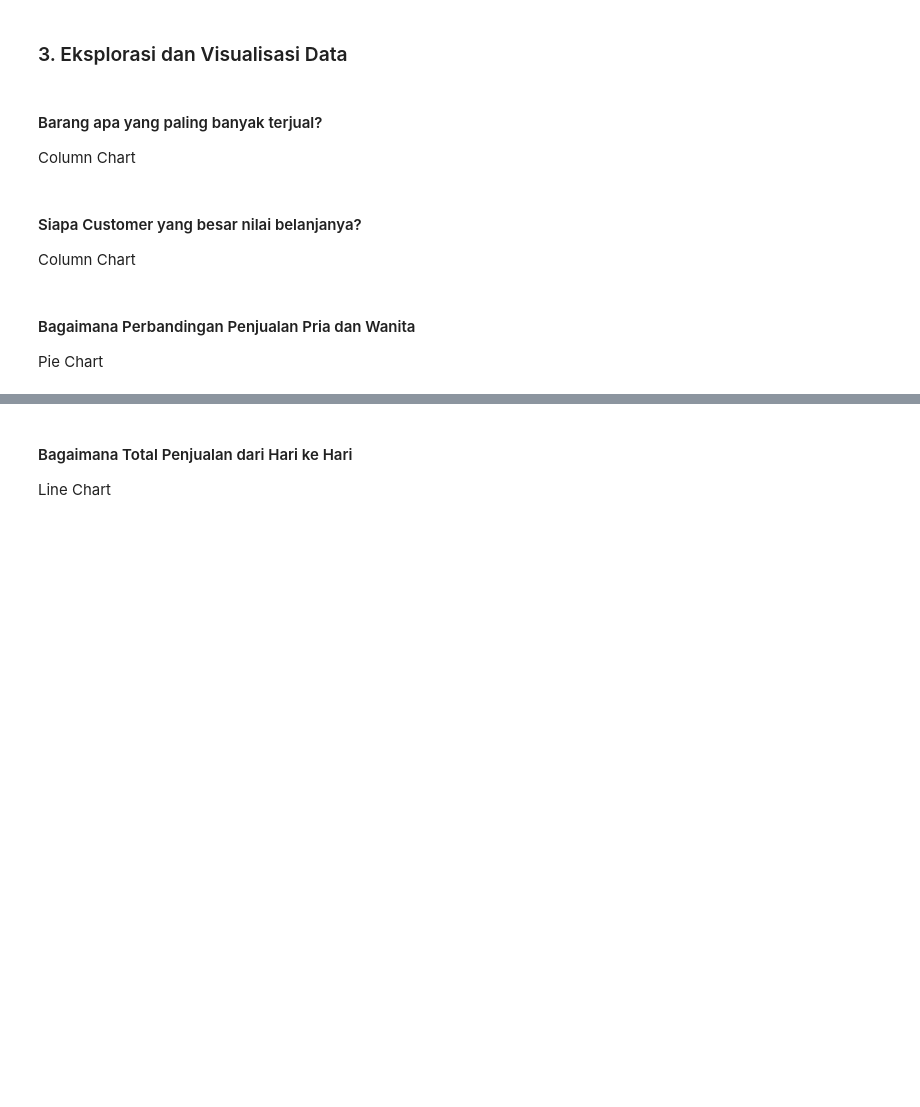
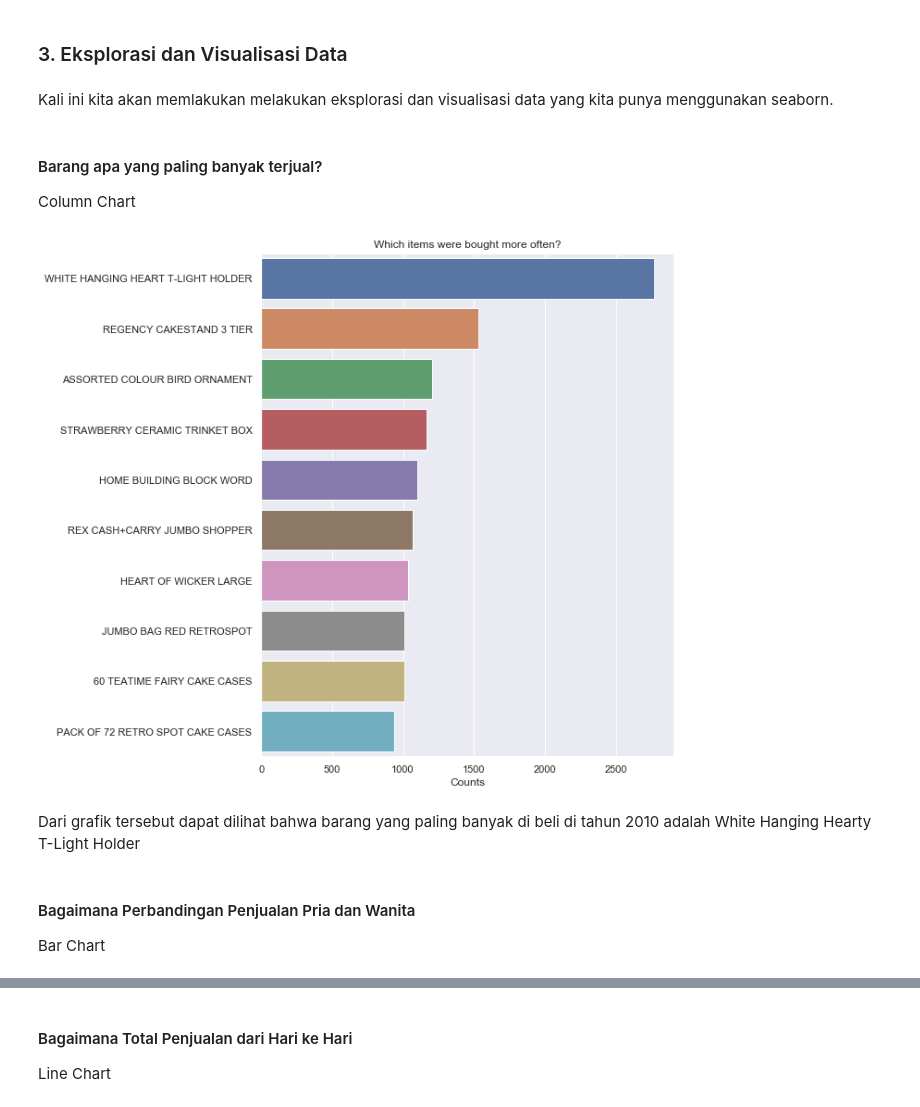
Before and after one commit to bimaputra1/ds-for-marketing-analytics, a Jupyter notebook: 1_Data_Exploration.ipynb, the cells around one changed output, grey strips where cells are left out. Saved outputs shown, nothing was run; the diff lists cells and outputs as text; code cells hidden in the pictures; blank space fills up the shorter version.

```diff
--- a/1_Data_Exploration.ipynb
+++ b/1_Data_Exploration.ipynb
@@ -19,6 +19,7 @@ import matplotlib.pyplot as plt
 
 %matplotlib inline
 pd.set_option('display.max_columns', None)
+sns.set(style="darkgrid")
 # %% [markdown]
 ### 1. Import Data
 # %% [markdown]
@@ -392,11 +403,28 @@ df_11_join.to_csv('output/transaksi_11_ready.csv')
 # %% [markdown]
 ### 3. Eksplorasi dan Visualisasi Data
+# %% [markdown]
+Kali ini kita akan memlakukan melakukan eksplorasi dan visualisasi data yang kita punya menggunakan seaborn.
 # %% [markdown]
 #### Barang apa yang paling banyak terjual?
 Column Chart
-# %% [markdown]
-#### Siapa Customer yang besar nilai belanjanya?
-Column Chart
+# %%
+# Data 2010
+
+# Persiapan Data
+item_counts = df_10_join['Description'].value_counts().iloc[0:10]
+
+# Setting ukuran plot
+plt.figure(figsize=(8,10))
+
+# Membuat chart
+sns.barplot(item_counts.values, item_counts.index)
+
+plt.xlabel("Counts")
+plt.title("Which items were bought more often?");
+# %% [output]
+[figure, added]
+# %% [markdown]
+Dari grafik tersebut dapat dilihat bahwa barang yang paling banyak di beli di tahun 2010 adalah White Hanging Hearty T-Light Holder
 # %% [markdown]
 #### Bagaimana Perbandingan Penjualan Pria dan Wanita
-Pie Chart
+Bar Chart
```
Also changed, not shown: parts of 10 cells of this notebook, 6 other files.
